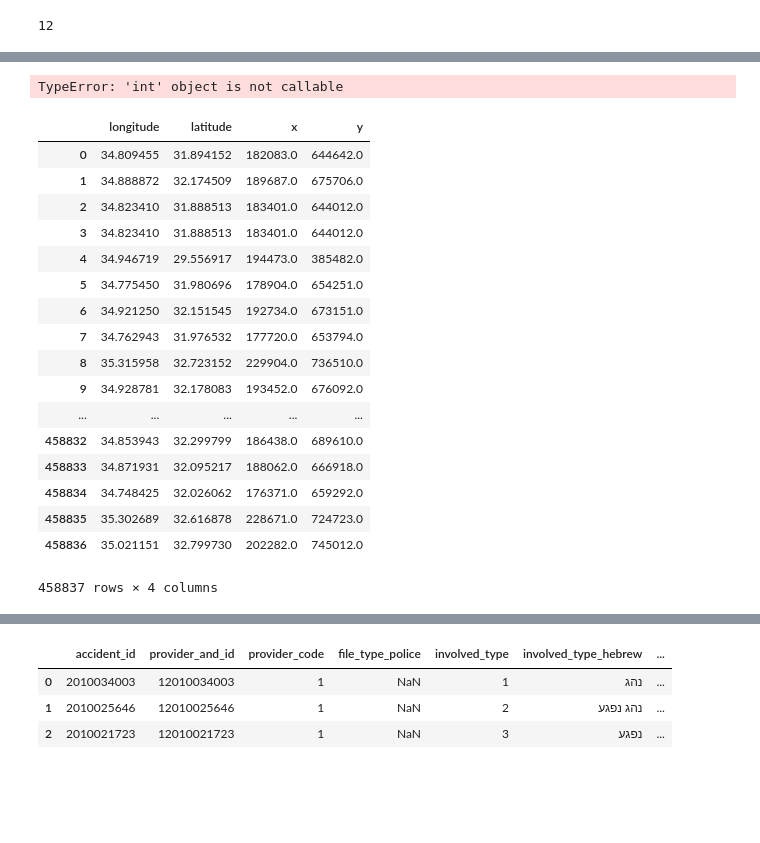
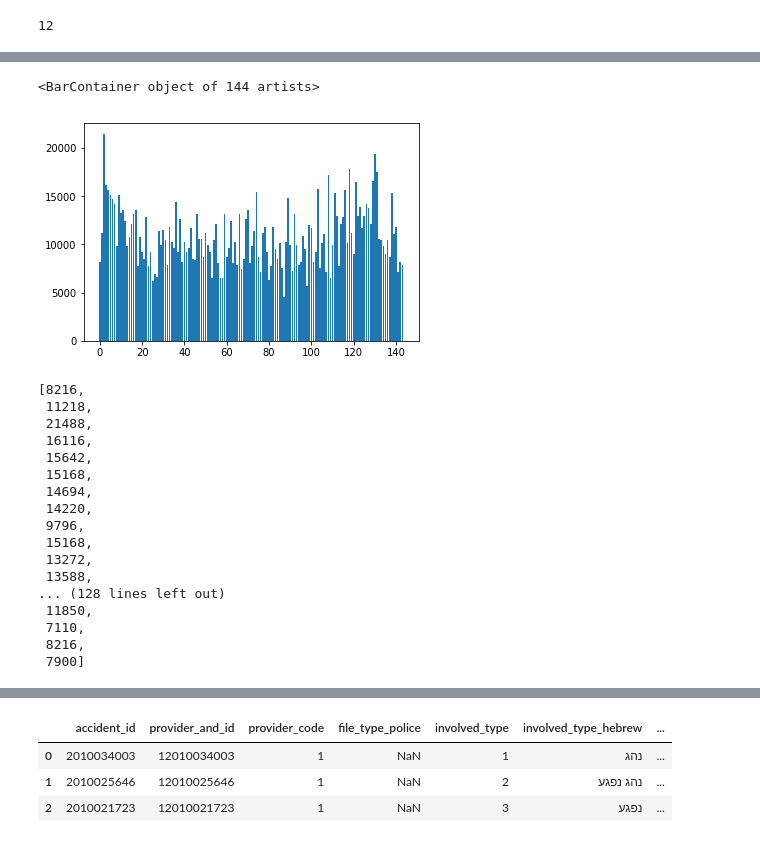
Before and after one commit to Yaminbens/Anyway, a Jupyter notebook: TemporalDifferences.ipynb, the cells around one changed output, grey strips where cells are left out. Drawn from its saved outputs; the diff is of its cells as text; code cells hidden in the pictures; blank space fills up the shorter version.

Commit message:
added graph
next - devide into different  gravty levels

```diff
--- a/TemporalDifferences.ipynb
+++ b/TemporalDifferences.ipynb
@@ -57,30 +57,36 @@ accidents
 # %%
+acclist = []
 for year in years:
     for month in months:
-        accidents[year][month](len(df.loc[(df['road_segment_number'] == 90) & (df['accident_year'] == year) & (df['accident_month'] == month)]))
+        accidents[year][month] = df.loc[(df['road_segment_number'] == 90) & (df['accident_year'] == year) & (df['accident_month'] == month)].size
+        acclist.append(accidents[year][month])
-# %% [output]
-TypeError: 'int' object is not callable
-# %%
-df[['longitude', 'latitude', 'x', 'y']]
-# %% [output]
-|  | longitude | latitude | x | y |
-| 0 | 34.809455 | 31.894152 | 182083.0 | 644642.0 |
-| 1 | 34.888872 | 32.174509 | 189687.0 | 675706.0 |
-| 2 | 34.823410 | 31.888513 | 183401.0 | 644012.0 |
-| 3 | 34.823410 | 31.888513 | 183401.0 | 644012.0 |
-| 4 | 34.946719 | 29.556917 | 194473.0 | 385482.0 |
-| 5 | 34.775450 | 31.980696 | 178904.0 | 654251.0 |
-| 6 | 34.921250 | 32.151545 | 192734.0 | 673151.0 |
-| 7 | 34.762943 | 31.976532 | 177720.0 | 653794.0 |
-| 8 | 35.315958 | 32.723152 | 229904.0 | 736510.0 |
-| 9 | 34.928781 | 32.178083 | 193452.0 | 676092.0 |
-| ... | ... | ... | ... | ... |
-| 458832 | 34.853943 | 32.299799 | 186438.0 | 689610.0 |
-| 458833 | 34.871931 | 32.095217 | 188062.0 | 666918.0 |
-| 458834 | 34.748425 | 32.026062 | 176371.0 | 659292.0 |
-| 458835 | 35.302689 | 32.616878 | 228671.0 | 724723.0 |
-| 458836 | 35.021151 | 32.799730 | 202282.0 | 745012.0 |
-458837 rows × 4 columns
+# %%
+import matplotlib.pyplot
+import numpy as np
+matplotlib.pyplot.bar(np.arange(len(acclist)),acclist)
+# %% [output]
+<BarContainer object of 144 artists>
+[figure, added]
+# %%
+acclist
+# %% [output]
+[8216,
+ 11218,
+ 21488,
+ 16116,
+ 15642,
+ 15168,
+ 14694,
+ 14220,
+ 9796,
+ 15168,
+ 13272,
+ 13588,
+... (128 lines left out)
+ 11850,
+ 7110,
+ 8216,
+ 7900]
 # %%
 !conda install -c conda-forge folium
 # %%
```
Also changed, not shown: parts of 1 cell of this notebook.
